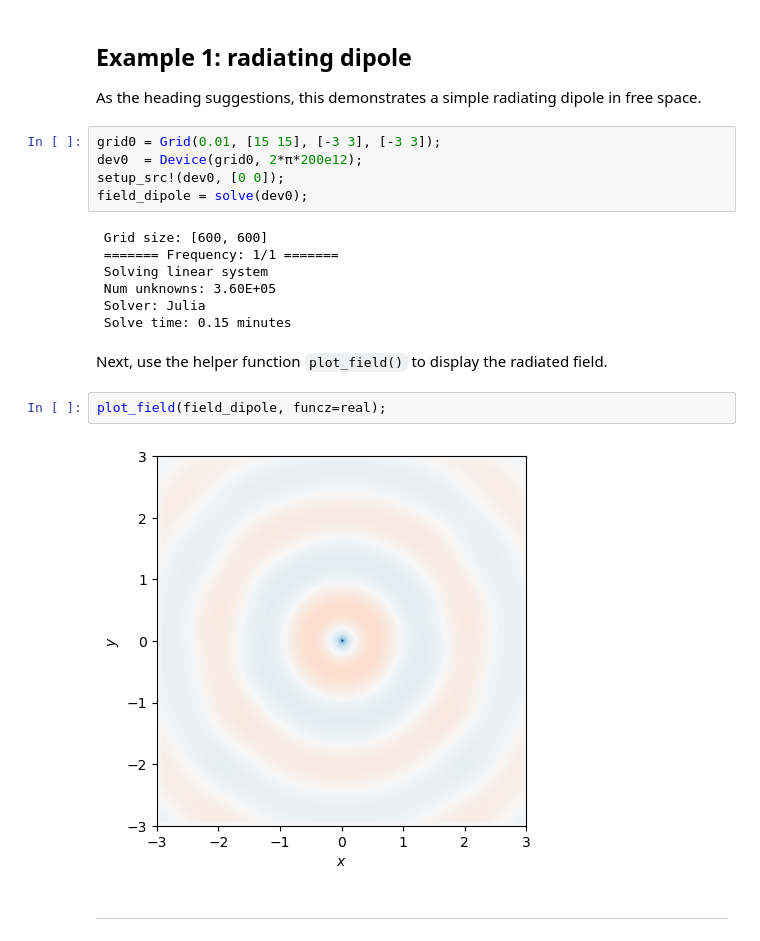
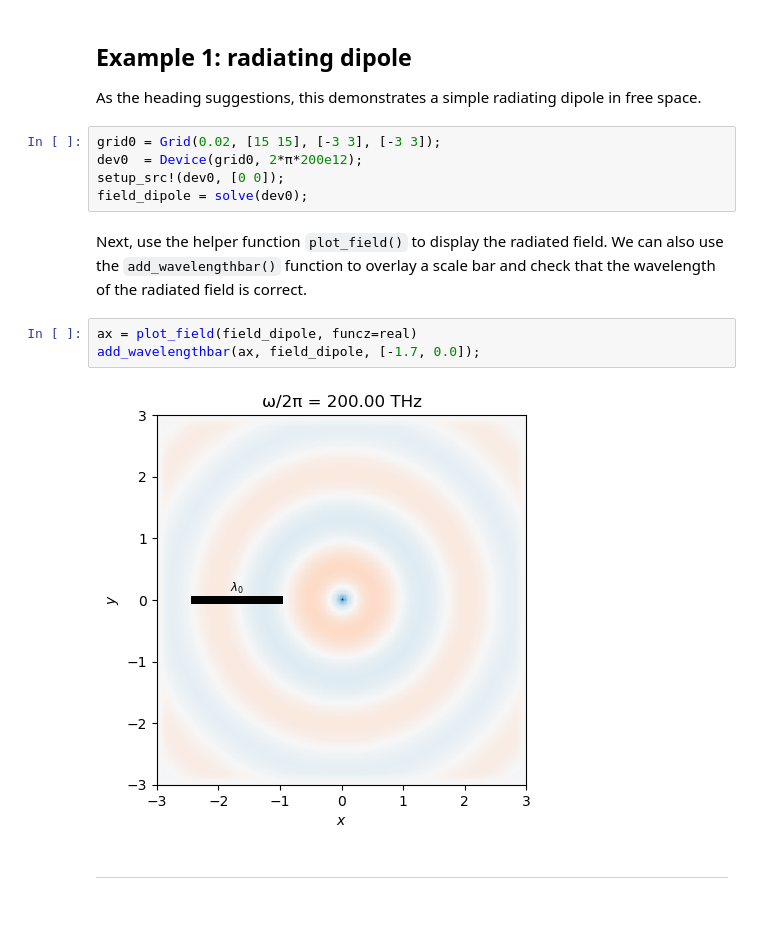
Before and after one commit to fancompute/FDFD.jl, a Jupyter notebook: Examples_FDFD_jl.ipynb, the cells around one changed output. Cells and saved outputs as stored; diff of their text form; blank space fills up the shorter version.

```diff
--- a/Examples_FDFD_jl.ipynb
+++ b/Examples_FDFD_jl.ipynb
@@ -15,22 +32,16 @@ using FDFD, FDFDViz, GeometryPrimitives
 ## Example 1: radiating dipole
 As the heading suggestions, this demonstrates a simple radiating dipole in free space.
 # %%
-grid0 = Grid(0.01, [15 15], [-3 3], [-3 3]);
+grid0 = Grid(0.02, [15 15], [-3 3], [-3 3]);
 dev0  = Device(grid0, 2*π*200e12);
 setup_src!(dev0, [0 0]);
 field_dipole = solve(dev0);
-# %% [output]
- Grid size: [600, 600]
- ======= Frequency: 1/1 =======
- Solving linear system
- Num unknowns: 3.60E+05
- Solver: Julia
- Solve time: 0.15 minutes
 # %% [markdown]
-Next, use the helper function `plot_field()` to display the radiated field.
+Next, use the helper function `plot_field()` to display the radiated field. We can also use the `add_wavelengthbar()` function to overlay a scale bar and check that the wavelength of the radiated field is correct.
-# %%
-plot_field(field_dipole, funcz=real);
-# %% [output]
-[figure, removed]
+# %%
+ax = plot_field(field_dipole, funcz=real)
+add_wavelengthbar(ax, field_dipole, [-1.7, 0.0]);
+# %% [output]
+[figure, added]
 # %% [markdown]
 ---
```
Also changed, not shown: parts of 21 cells of this notebook, 1 other file.
